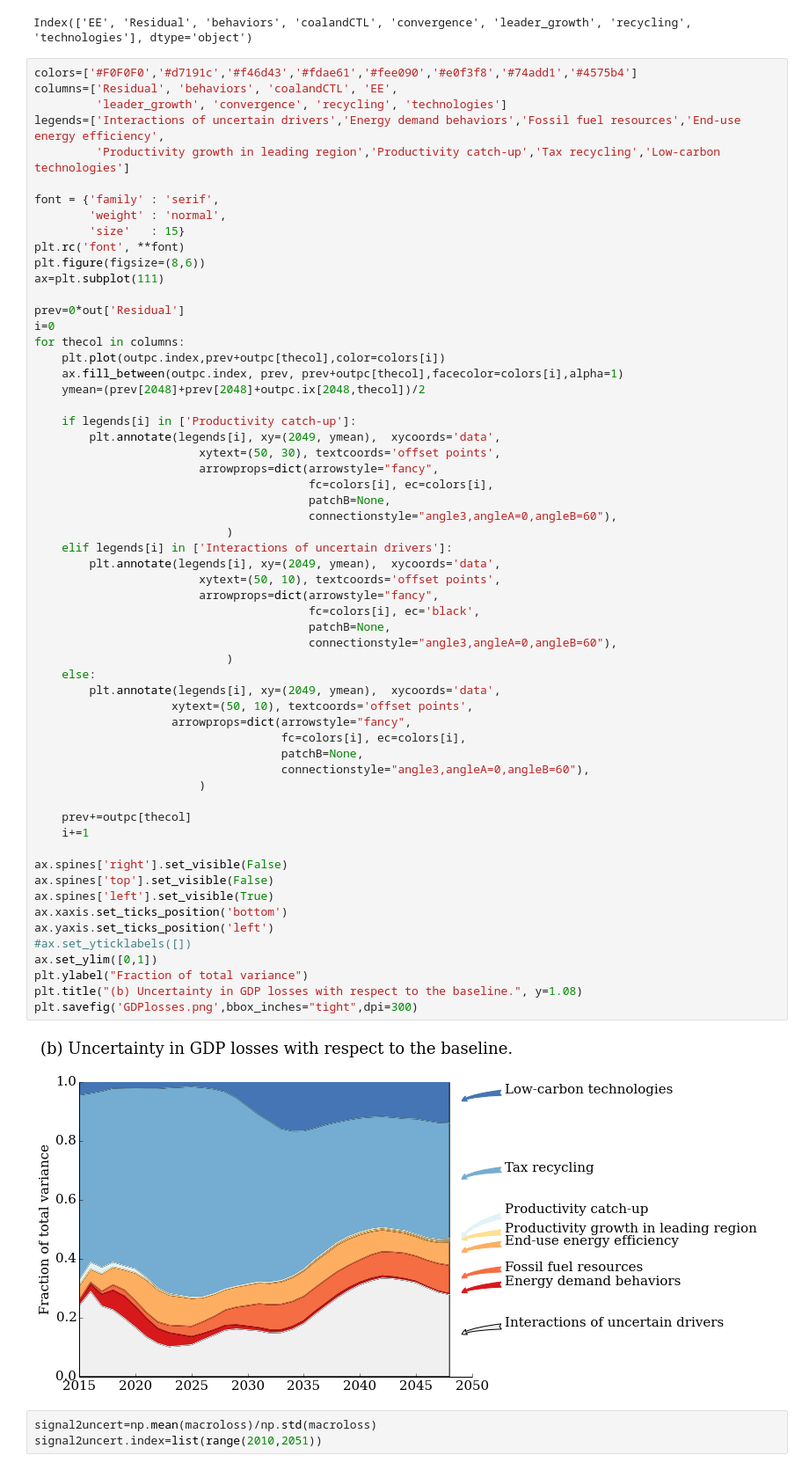
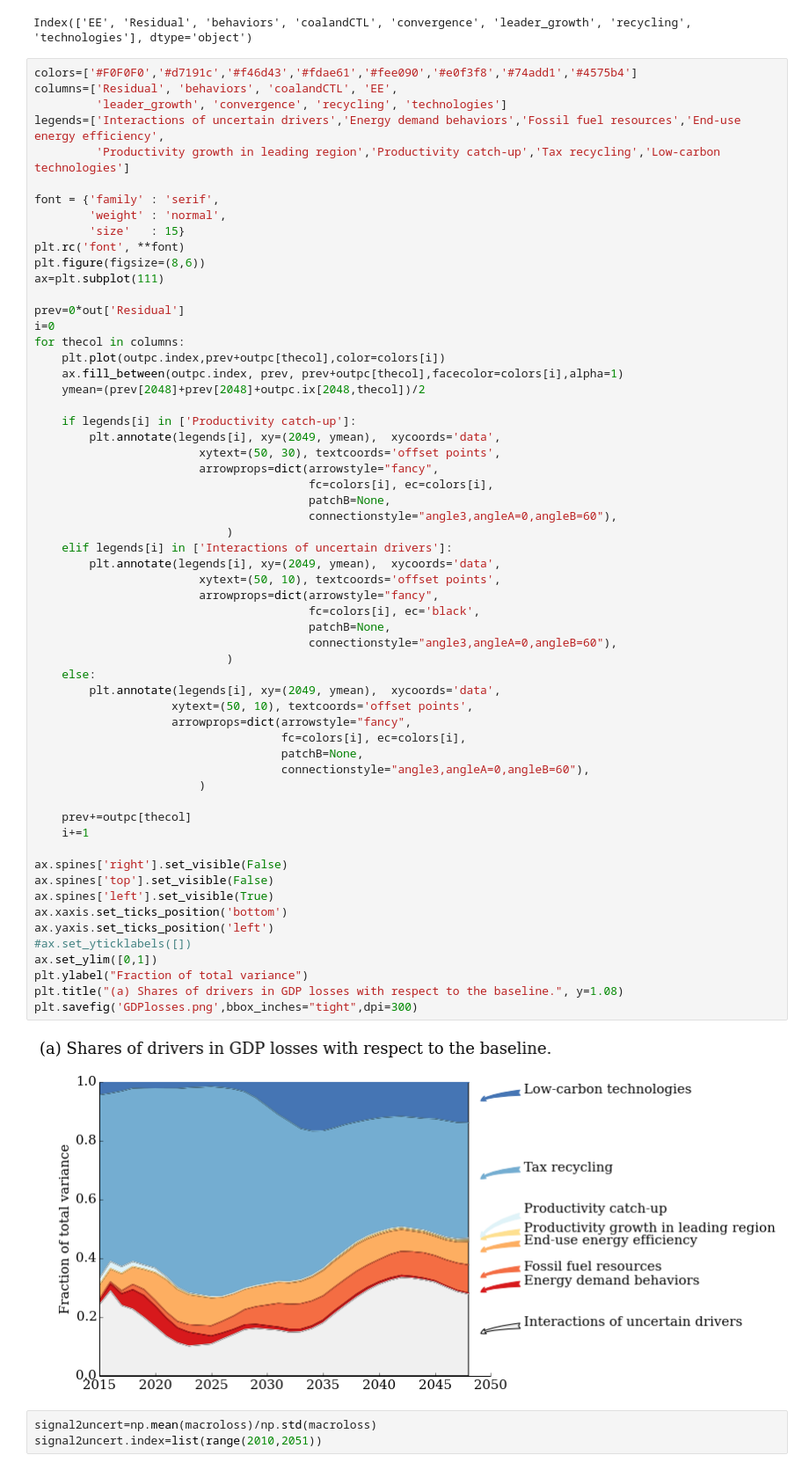
Before and after one commit to julierozenberg/prim, a Jupyter notebook: read_data_baselines.ipynb, the cells around one changed output. Shown at 88% size. Cells and saved outputs as stored; diff of their text form.

```diff
--- a/read_data_baselines.ipynb
+++ b/read_data_baselines.ipynb
@@ -64,35 +291,35 @@ for thecol in columns:
     elif legends[i] in ['Interactions of uncertain drivers']:
         plt.annotate(legends[i], xy=(2049, ymean),  xycoords='data',
                         xytext=(50, 10), textcoords='offset points',
                         arrowprops=dict(arrowstyle="fancy",
                                         fc=colors[i], ec='black',
                                         patchB=None,
                                         connectionstyle="angle3,angleA=0,angleB=60"),
                             )
     else:
         plt.annotate(legends[i], xy=(2049, ymean),  xycoords='data',
                     xytext=(50, 10), textcoords='offset points',
                     arrowprops=dict(arrowstyle="fancy",
                                     fc=colors[i], ec=colors[i],
                                     patchB=None,
                                     connectionstyle="angle3,angleA=0,angleB=60"),
                         )
 
     prev+=outpc[thecol]
     i+=1
 
 ax.spines['right'].set_visible(False)
 ax.spines['top'].set_visible(False)
 ax.spines['left'].set_visible(True)
 ax.xaxis.set_ticks_position('bottom')
 ax.yaxis.set_ticks_position('left')
 #ax.set_yticklabels([])
 ax.set_ylim([0,1])
 plt.ylabel("Fraction of total variance")
-plt.title("(b) Uncertainty in GDP losses with respect to the baseline.", y=1.08)
+plt.title("(a) Shares of drivers in GDP losses with respect to the baseline.", y=1.08)
 plt.savefig('GDPlosses.png',bbox_inches="tight",dpi=300)
 # %% [output]
-[figure, old version]
+[figure, new version]
 # %%
 signal2uncert=np.mean(macroloss)/np.std(macroloss)
 signal2uncert.index=list(range(2010,2051))
```
Also changed, not shown: parts of 6 cells of this notebook.
